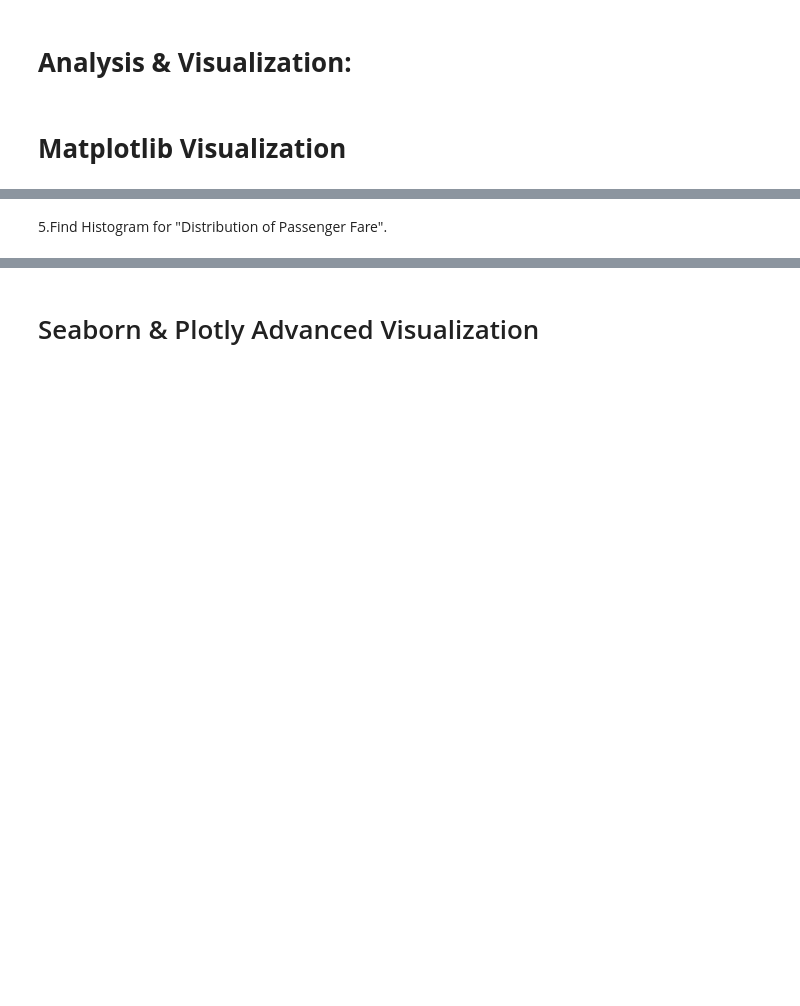
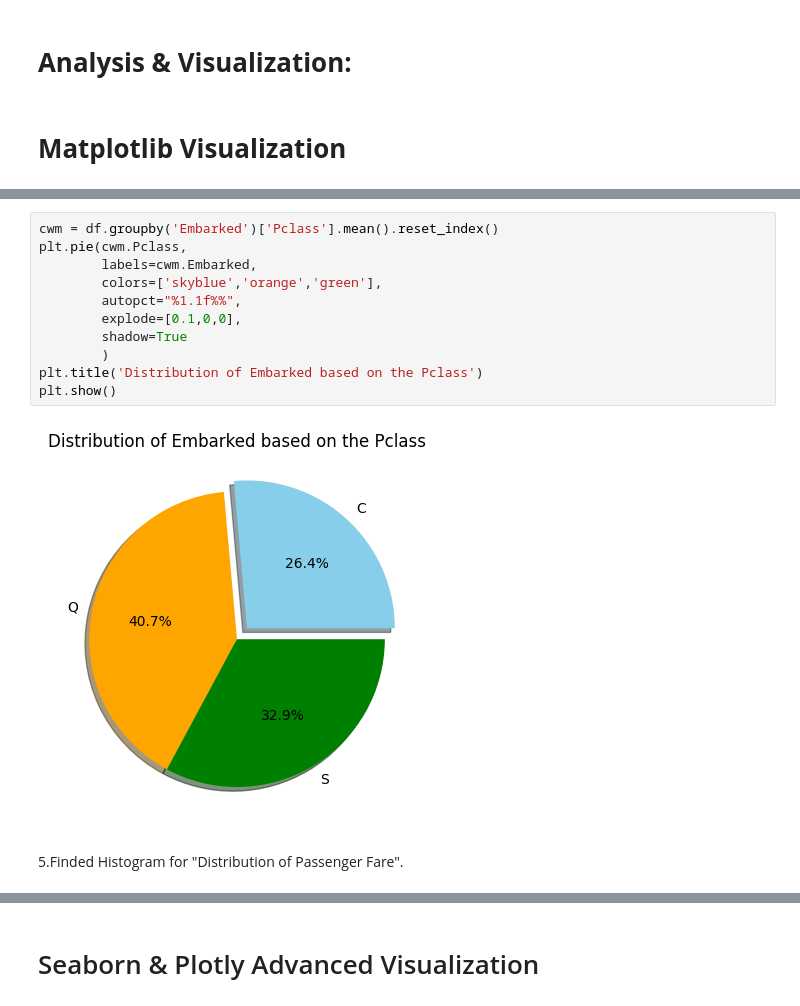
Before and after one commit to shaalu2408-pixel/Python-coding-challenges, a Jupyter notebook: Shalini_R_day10.ipynb, the cells around one changed output, grey strips where cells are left out. Cells and saved outputs as stored; diff of their text form; blank space fills up the shorter version.

```diff
--- a/Shalini_R_day10.ipynb
+++ b/Shalini_R_day10.ipynb
@@ -51,2 +360,15 @@ value_counts().
+# %%
+cwm = df.groupby('Embarked')['Pclass'].mean().reset_index()
+plt.pie(cwm.Pclass,
+        labels=cwm.Embarked,
+        colors=['skyblue','orange','green'],
+        autopct="%1.1f%%",
+        explode=[0.1,0,0],
+        shadow=True
+        )
+plt.title('Distribution of Embarked based on the Pclass')
+plt.show()
+# %% [output]
+[figure, added]
 # %% [markdown]
-5.Find Histogram for "Distribution of Passenger Fare".
+5.Finded Histogram for "Distribution of Passenger Fare".
```
Also changed, not shown: parts of 56 cells of this notebook.
